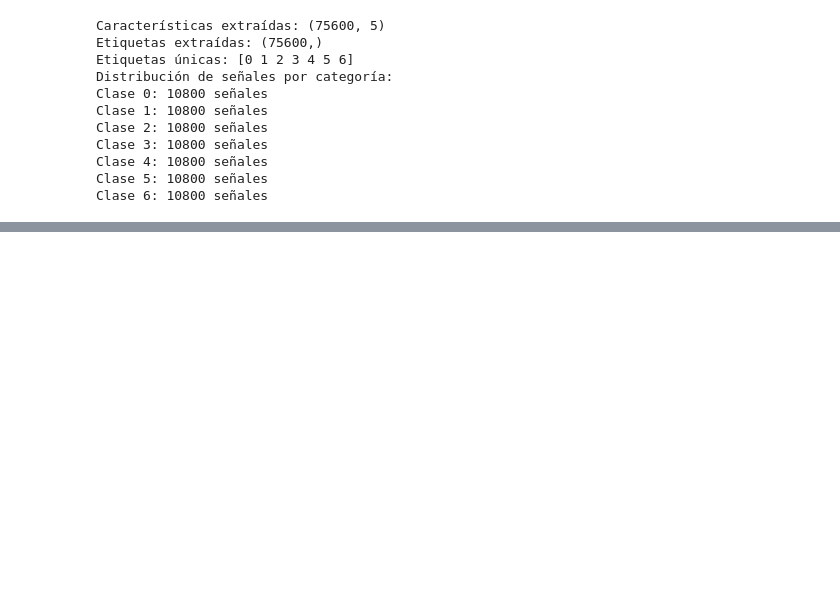
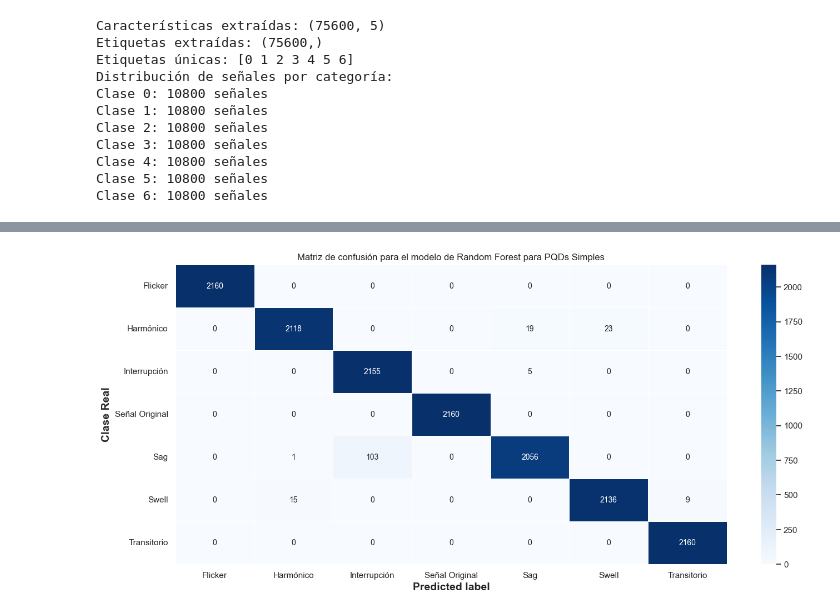
Before and after one commit to SAguadoG/TesisSergioAguado, a Jupyter notebook: Random_Forest_Script.ipynb, the cells around one changed output, grey strips where cells are left out. Saved outputs shown, nothing was run; the diff lists cells and outputs as text; code cells hidden in the pictures; blank space fills up the shorter version.

```diff
--- a/Random_Forest_Script.ipynb
+++ b/Random_Forest_Script.ipynb
@@ -110,6 +121,6 @@ Clase 6: 10800 señales
 # %%
 # Dividir los datos en conjunto de entrenamiento y prueba
-X_train, X_test, y_train, y_test = train_test_split(features, labels, test_size=0.2, random_state=42)
+X_train, X_test, y_train, y_test = train_test_split(features, labels, stratify=labels ,test_size=0.2, random_state=1)
 
 # Crear el modelo base
 rf_model = RandomForestClassifier()
@@ -142,0 +166,23 @@ weighted avg       0.99      0.99      0.99     15120
+# %%
+# Se tiene que haber cargado "confusion_matrix" desde scikit_Learn
+matrix = confusion_matrix(y_test, y_pred)
+
+# La mejor dimensión que he encontrado para que se muestre es 16x7, menor se solapan los bombres
+plt.figure(figsize=(16,7))
+# Simplemente dejar la escala de la fuente en un número que no sea demasiado grande
+sns.set(font_scale=1)
+# importante fmt = 'd', si no, lo valores se mostrarán porcentualmente. cmap Blues porque me gusta el azul.
+sns.heatmap(matrix, annot=True, annot_kws={'size':10},fmt= 'd' ,cmap=plt.cm.Blues, linewidths=0.5)
+
+# Add labels to the plot
+class_names = ['Flicker', 'Harmónico', 'Interrupción', 'Señal Original', 'Sag', 'Swell','Transitorio']
+tick_marks = np.arange(len(class_names)) + 0.5
+tick_marks2 = tick_marks
+plt.xticks(tick_marks, class_names, rotation=0)
+plt.yticks(tick_marks2, class_names, rotation=0)
+plt.xlabel('Predicted label', weight='bold', fontsize=14)
+plt.ylabel('Clase Real', weight='bold', fontsize=14)
+plt.title('Matriz de confusión para el modelo de Random Forest para PQDs Simples')
+plt.show()
+# %% [output]
+[figure, added]
```
Also changed, not shown: parts of 4 cells of this notebook, 1 other file.
